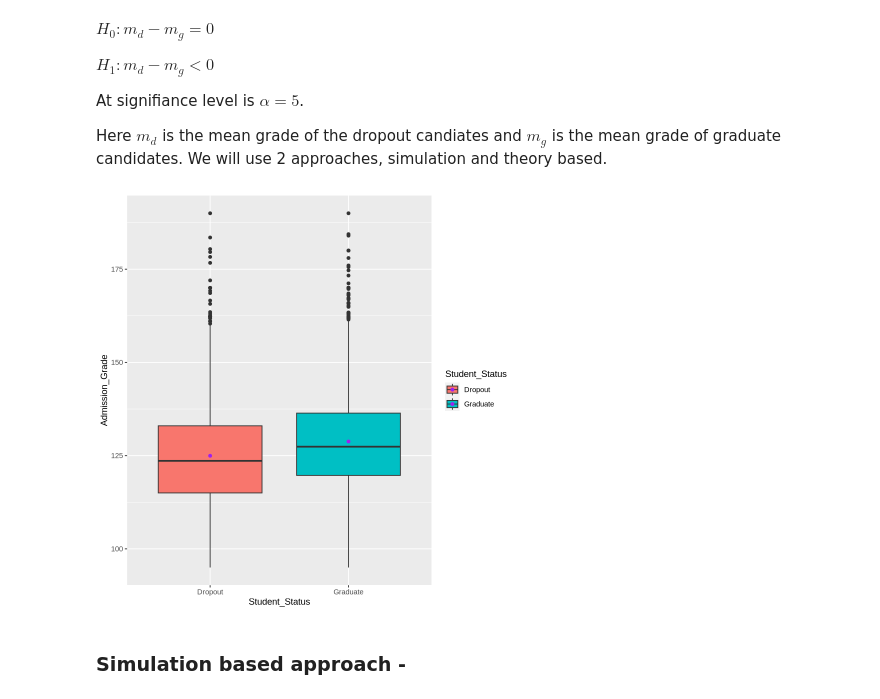
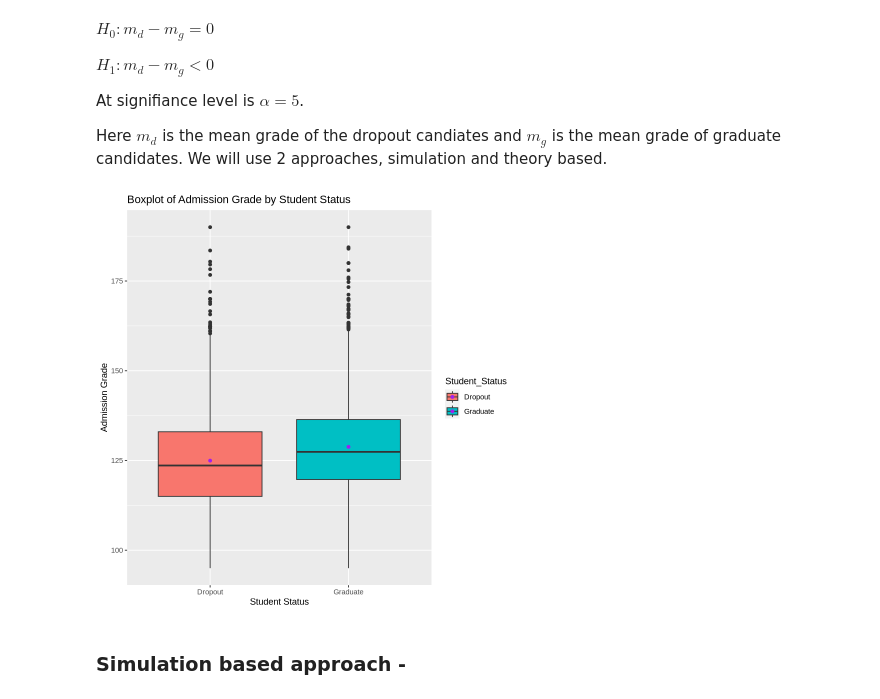
Before and after one commit to yui-ubc/stat-201-2023w1-group-20, a Jupyter notebook: finalProject.ipynb, the cells around one changed output. Drawn from its saved outputs; the diff is of its cells as text; code cells hidden in the pictures.

```diff
--- a/finalProject.ipynb
+++ b/finalProject.ipynb
@@ -83,10 +83,13 @@ Here $m_d$ is the mean grade of the dropout candiates and $m_g$ is the mean grad
 # %%
 boxplot <-
     ggplot(dropout_pop, aes(x=Student_Status,y=Admission_Grade, fill=Student_Status)) + geom_boxplot() +
-    stat_summary(fun = "mean", geom = "point", color = "purple")
+    stat_summary(fun = "mean", geom = "point", color = "purple") +
+    labs(title = "Boxplot of Admission Grade by Student Status",
+    x = "Student Status",
+    y = "Admission Grade")
 boxplot
 # %% [output]
-[figure, old version]
+[figure, new version]
 # %% [markdown]
 ### Simulation based approach -
 # %%
```
Also changed, not shown: parts of 2 cells of this notebook.
